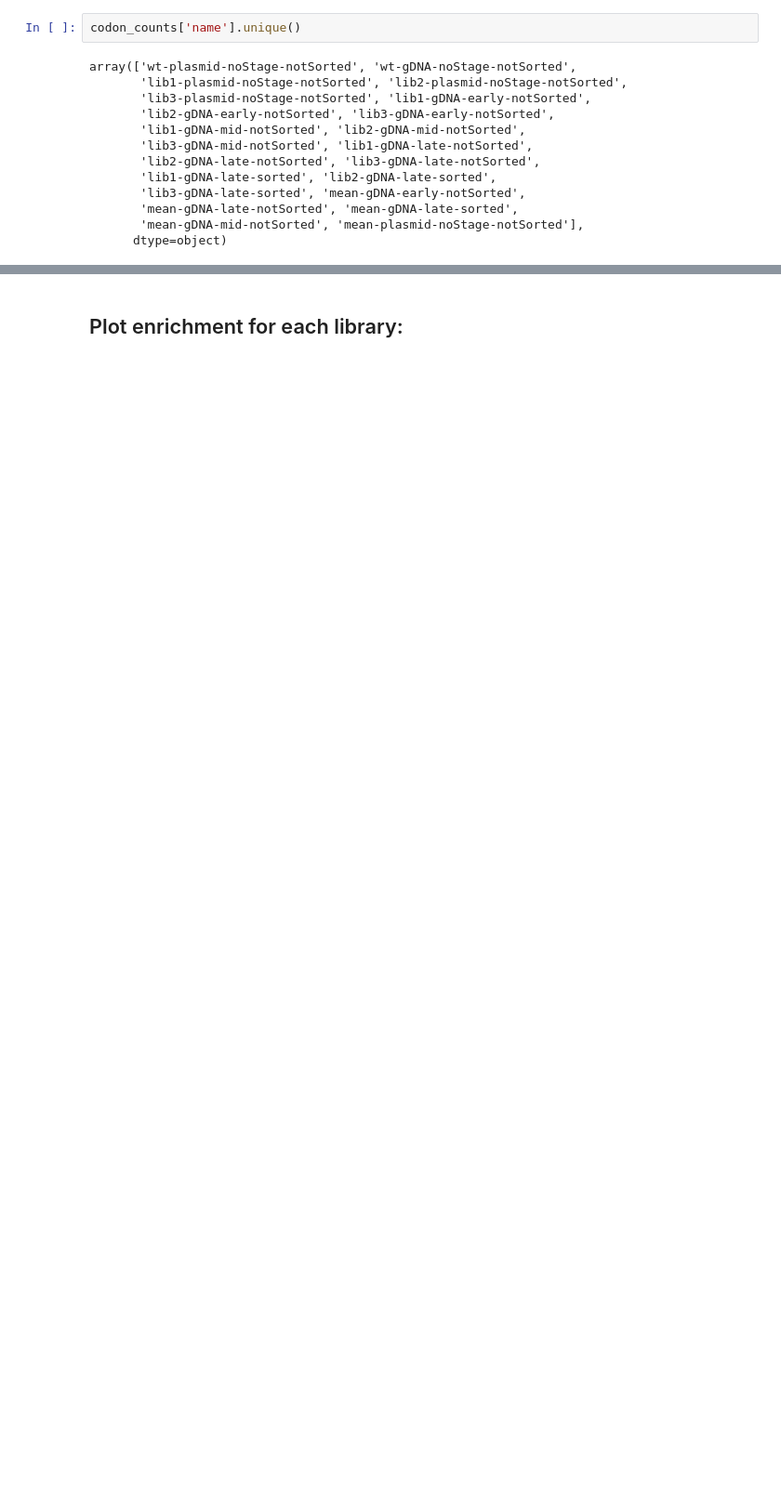
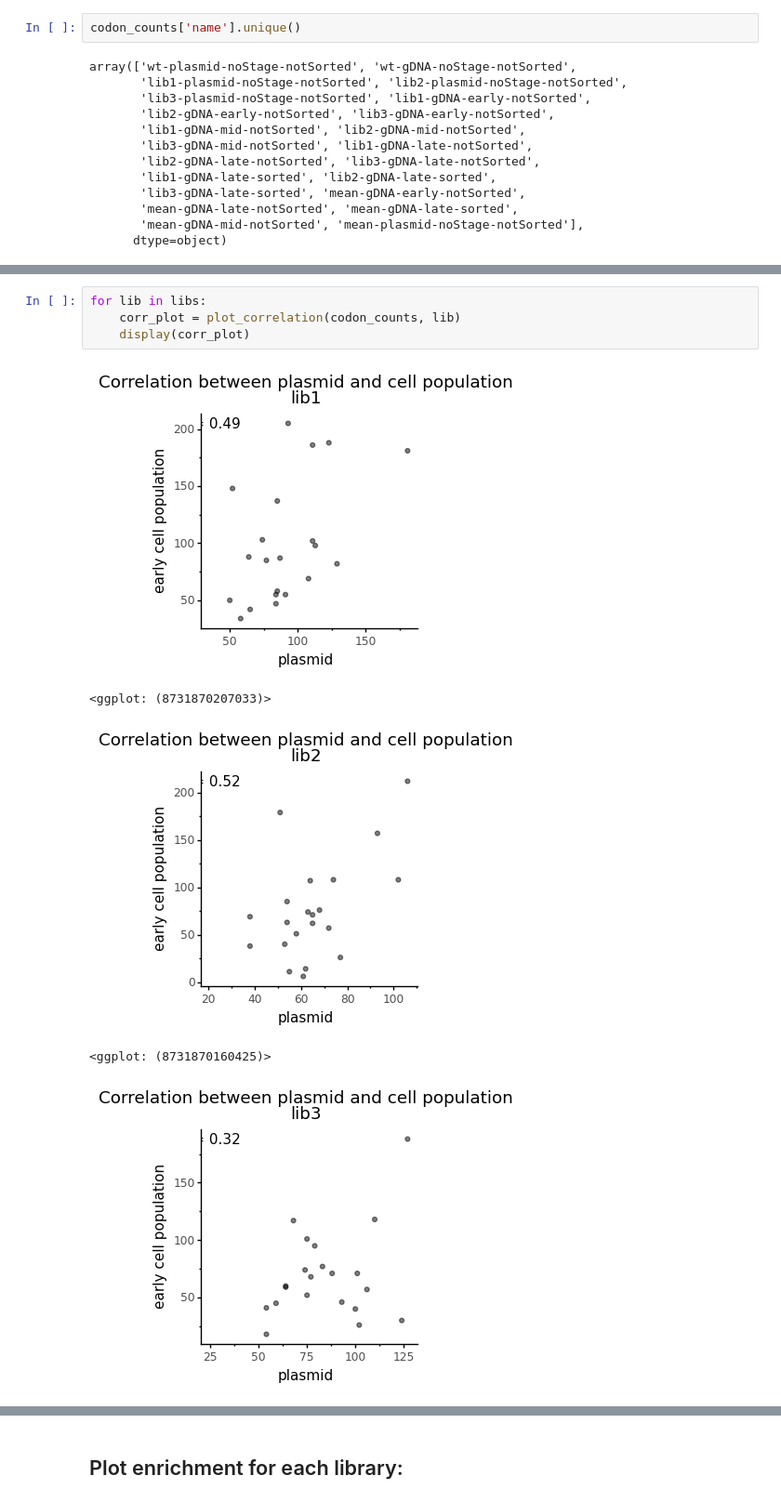
Before and after one commit to dbacsik/ns5_small_mutagenesis, a Jupyter notebook: site_734/comparisons/site_734_plasmid_v_early.py.ipynb, the cells around one changed output, grey strips where cells are left out. Shown at 93% size. Saved outputs shown, nothing was run; the diff lists cells and outputs as text; blank space fills up the shorter version.

```diff
--- a/site_734/comparisons/site_734_plasmid_v_early.py.ipynb
+++ b/site_734/comparisons/site_734_plasmid_v_early.py.ipynb
@@ -74,0 +112,10 @@ array(['wt-plasmid-noStage-notSorted', 'wt-gDNA-noStage-notSorted',
+# %%
+for lib in libs:
+    corr_plot = plot_correlation(codon_counts, lib)
+    display(corr_plot)
+# %% [output]
+[figure, added]
+<ggplot: (8731870207033)>
+[figure, added]
+<ggplot: (8731870160425)>
+[figure, added]
```
Also changed, not shown: parts of 10 cells of this notebook.
